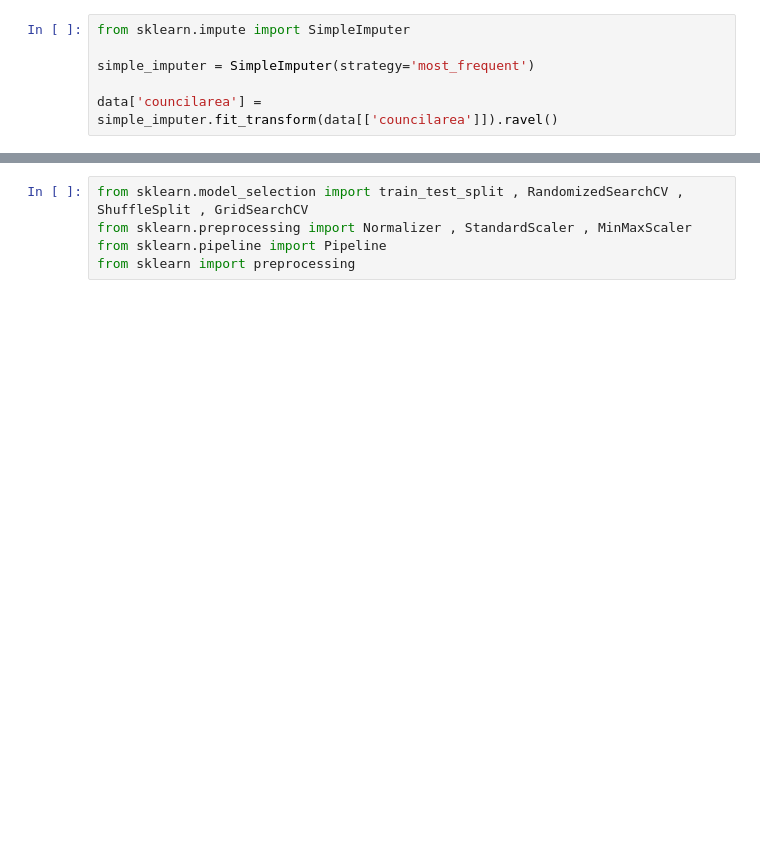
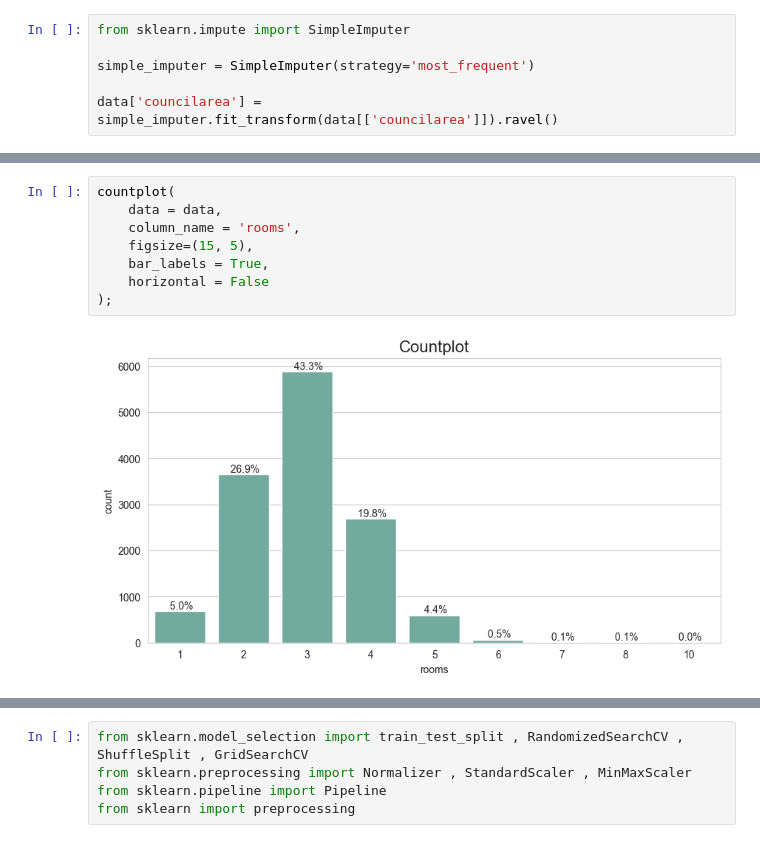
Before and after one commit to MrRezamo/Melbourne-Housing-Snapshot, a Jupyter notebook: Project/Melbourne_Housing.ipynb, the cells around one changed output, grey strips where cells are left out. Drawn from its saved outputs; the diff is of its cells as text; blank space fills up the shorter version.

```diff
--- a/Project/Melbourne_Housing.ipynb
+++ b/Project/Melbourne_Housing.ipynb
@@ -218,0 +224,10 @@ data.duplicated().sum()
+# %%
+countplot(
+    data = data,
+    column_name = 'rooms',
+    figsize=(15, 5),
+    bar_labels = True,
+    horizontal = False
+);
+# %% [output]
+[figure, added]
```
Also changed, not shown: parts of 16 cells of this notebook.
